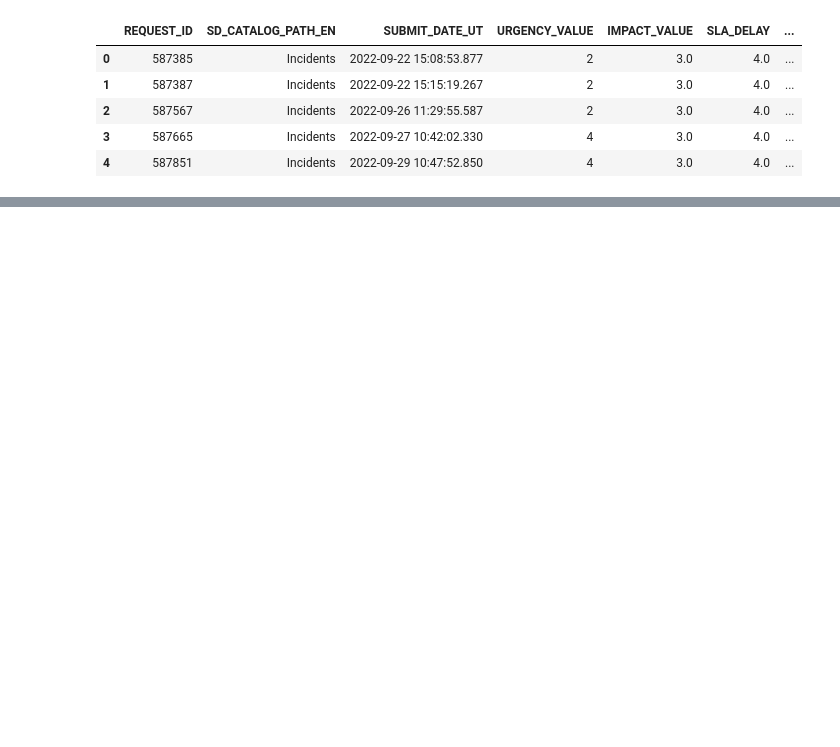
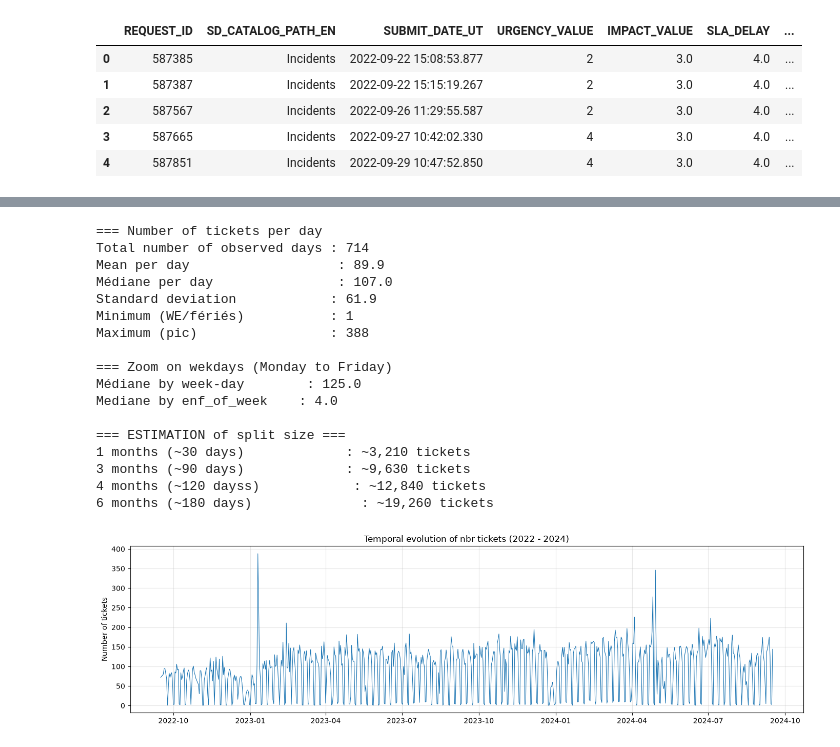
Before and after one commit to bennasser-eng/Data_Challenge_project, a Jupyter notebook: analysis.ipynb, the cells around one changed output, grey strips where cells are left out. Drawn from its saved outputs; the diff is of its cells as text; code cells hidden in the pictures; blank space fills up the shorter version.

```diff
--- a/analysis.ipynb
+++ b/analysis.ipynb
@@ -142,0 +147,5 @@ Name: proportion, dtype: float64
+# %%
+cols_to_drop = ['minute', 'submit_minute', 'day', 'hour']
+
+df = df.drop(columns=cols_to_drop, errors='ignore')
+print(df.columns.tolist())
@@ -142,0 +216,12 @@ Name: proportion, dtype: float64
+# %%
+import pandas as pd
+
+submit_dt = pd.to_datetime(df['SUBMIT_DATE_UT'])
+
+# Hour (0 to 23)
+df['submit_hour'] = submit_dt.dt.hour.astype(int)
+
+# Day of week(0 = Monday, ..., 6 = Sunday)
+df['submit_dayofweek'] = submit_dt.dt.dayofweek.astype(int)
+
+df.head()
@@ -142,0 +237,62 @@ Name: proportion, dtype: float64
+# %%
+import matplotlib.pyplot as plt
+import pandas as pd
+
+daily_counts = submit_dt.dt.date.value_counts().sort_index()
+
+# key statistics
+print("=== Number of tickets per day")
+print(f"Total number of observed days : {len(daily_counts)}")
+print(f"Mean per day                   : {daily_counts.mean():.1f}")
+print(f"Médiane per day                : {daily_counts.median():.1f}")
+print(f"Standard deviation            : {daily_counts.std():.1f}")
+print(f"Minimum (WE/fériés)           : {daily_counts.min()}")
+print(f"Maximum (pic)                 : {daily_counts.max()}")
+
+# Zoom on wekdays (Monday to Friday)
+daily_df = pd.DataFrame({'date': pd.to_datetime(daily_counts.index), 'count': daily_counts.values})
+daily_df['dayofweek'] = daily_df['date'].dt.dayofweek
+workdays_counts = daily_df[daily_df['dayofweek'] < 5]['count']
+end_week_days_counts = daily_df[daily_df['dayofweek'] >= 5]['count']
+
+print("\n=== Zoom on wekdays (Monday to Friday)")
+print(f"Médiane by week-day        : {workdays_counts.median():.1f}")
+print(f"Mediane by enf_of_week    : {end_week_days_counts.median():.1f}")
+
+# Estimating the size of splits
+print("\n=== ESTIMATION of split size ===")
+median_daily = daily_counts.median()
+print(f"1 months (~30 days)             : ~{int(median_daily * 30):,} tickets")
+print(f"3 months (~90 days)             : ~{int(median_daily * 90):,} tickets")
+print(f"4 months (~120 dayss)            : ~{int(median_daily * 120):,} tickets")
+print(f"6 months (~180 days)              : ~{int(median_daily * 180):,} tickets")
+
+# Visualisation
+fig, ax1 = plt.subplots(1, 1, figsize=(14, 4))
+ax1.plot(daily_counts.index, daily_counts.values, color='#1f77b4', linewidth=0.8)
+ax1.set_title("Temporal evolution of nbr tickets (2022 - 2024)")
+ax1.set_ylabel("Number of tickets")
+ax1.grid(True, alpha=0.3)
+
+plt.tight_layout()
+plt.savefig("docs/Analysis/Temporal evolution of nbr tickets.pdf", dpi=300)
+plt.show()
+# %% [output]
+=== Number of tickets per day
+Total number of observed days : 714
+Mean per day                   : 89.9
+Médiane per day                : 107.0
+Standard deviation            : 61.9
+Minimum (WE/fériés)           : 1
+Maximum (pic)                 : 388
+
+=== Zoom on wekdays (Monday to Friday)
+Médiane by week-day        : 125.0
+Mediane by enf_of_week    : 4.0
+
+=== ESTIMATION of split size ===
+1 months (~30 days)             : ~3,210 tickets
+3 months (~90 days)             : ~9,630 tickets
+4 months (~120 dayss)            : ~12,840 tickets
+6 months (~180 days)              : ~19,260 tickets
+[figure, added]
```
Also changed, not shown: parts of 17 cells of this notebook, 4 other files.
